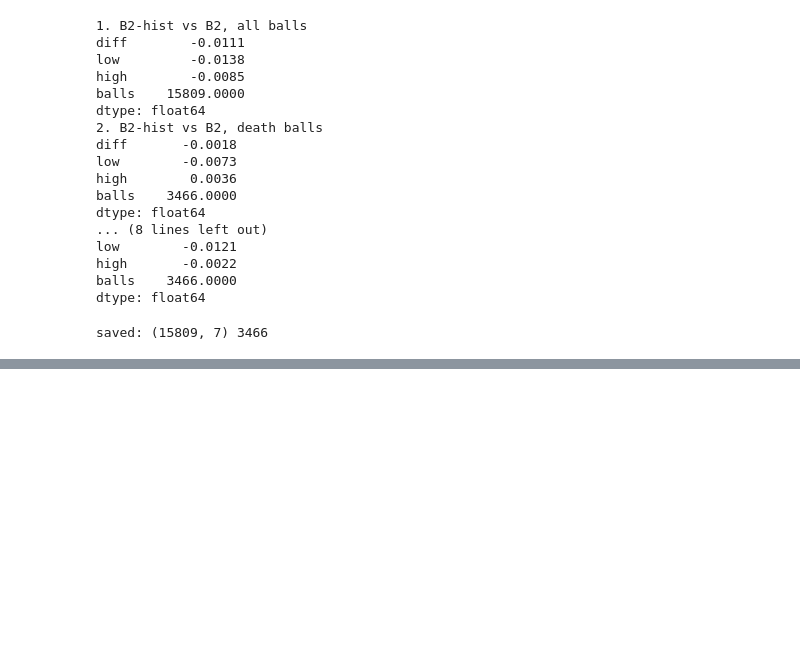
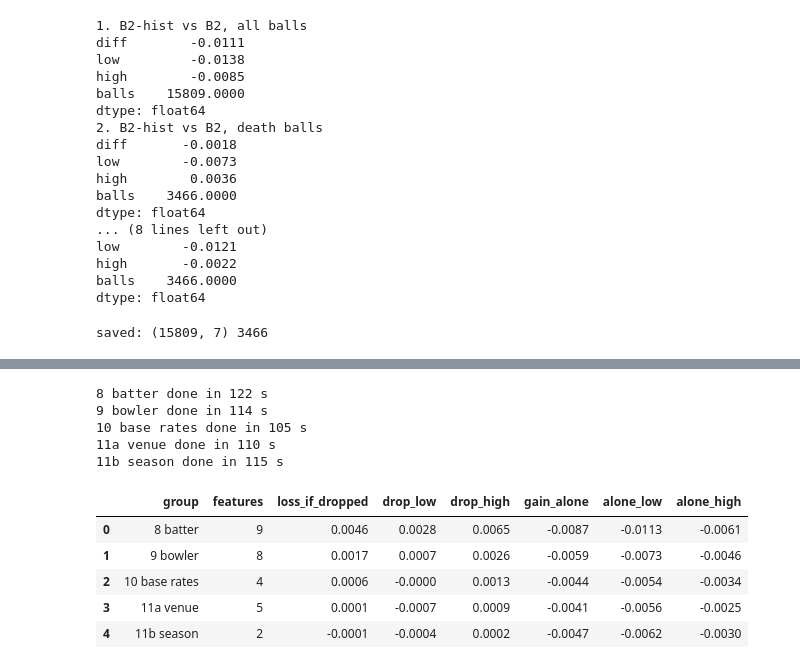
Before and after one commit to arjunnamburi/ml_death_overs_ipl, a Jupyter notebook: notebooks/models.ipynb, the cells around one changed output, grey strips where cells are left out. Saved outputs shown, nothing was run; the diff lists cells and outputs as text; code cells hidden in the pictures; blank space fills up the shorter version.

Commit message:
Did group ablation with B2 and B2-hist

```diff
--- a/notebooks/models.ipynb
+++ b/notebooks/models.ipynb
@@ -1149,0 +1205,36 @@ saved: (15809, 7) 3466
+# %%
+with open(DATA + 'feature_list.json') as f:
+    HG = json.load(f)['hist_features']
+season = ['season_rpo', 'impact_player_era']
+GROUPS = {'8 batter': HG['8_batter'], '9 bowler': HG['9_bowler'], '10 base rates': HG['10_base'],
+          '11a venue': [c for c in HG['11_venue_season'] if c not in season], '11b season': season}
+
+def fit_val(name, num):
+    p = fit_prep(TR, num, CAT_FEATURES)
+    m = fit_lr(transform(p, TR).values, y_tr)
+    evaluate(name, m.predict_proba(transform(p, VA).values), VA, 'val')
+
+rows = []
+for g, cols in GROUPS.items():
+    t0 = time.time()
+    fit_val('drop ' + g, [c for c in NUM_H if c not in cols])           # B2-hist minus this group
+    fit_val('only ' + g, NUM + cols)                                    # B2 plus this group alone
+    drop = compare('drop ' + g, 'B2-hist', 'val')
+    only = compare('only ' + g, 'B2', 'val')
+    rows.append({'group': g, 'features': len(cols),
+                 'loss_if_dropped': drop['diff'], 'drop_low': drop['low'], 'drop_high': drop['high'],
+                 'gain_alone': only['diff'], 'alone_low': only['low'], 'alone_high': only['high']})
+    print(g, 'done in', round(time.time() - t0), 's')
+display(pd.DataFrame(rows).round(4))
+# %% [output]
+8 batter done in 122 s
+9 bowler done in 114 s
+10 base rates done in 105 s
+11a venue done in 110 s
+11b season done in 115 s
+|  | group | features | loss_if_dropped | drop_low | drop_high | gain_alone | alone_low | alone_high |
+| 0 | 8 batter | 9 | 0.0046 | 0.0028 | 0.0065 | -0.0087 | -0.0113 | -0.0061 |
+| 1 | 9 bowler | 8 | 0.0017 | 0.0007 | 0.0026 | -0.0059 | -0.0073 | -0.0046 |
+| 2 | 10 base rates | 4 | 0.0006 | -0.0000 | 0.0013 | -0.0044 | -0.0054 | -0.0034 |
+| 3 | 11a venue | 5 | 0.0001 | -0.0007 | 0.0009 | -0.0041 | -0.0056 | -0.0025 |
+| 4 | 11b season | 2 | -0.0001 | -0.0004 | 0.0002 | -0.0047 | -0.0062 | -0.0030 |
```
Also changed, not shown: parts of 1 cell of this notebook.
